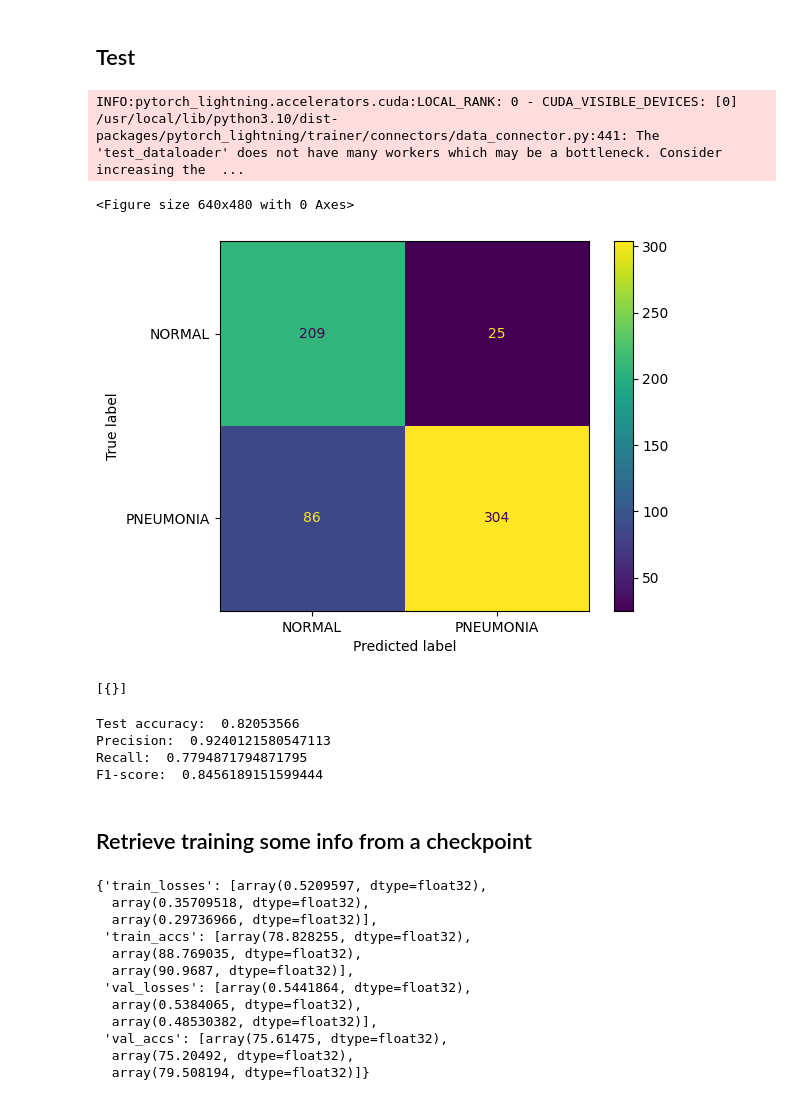
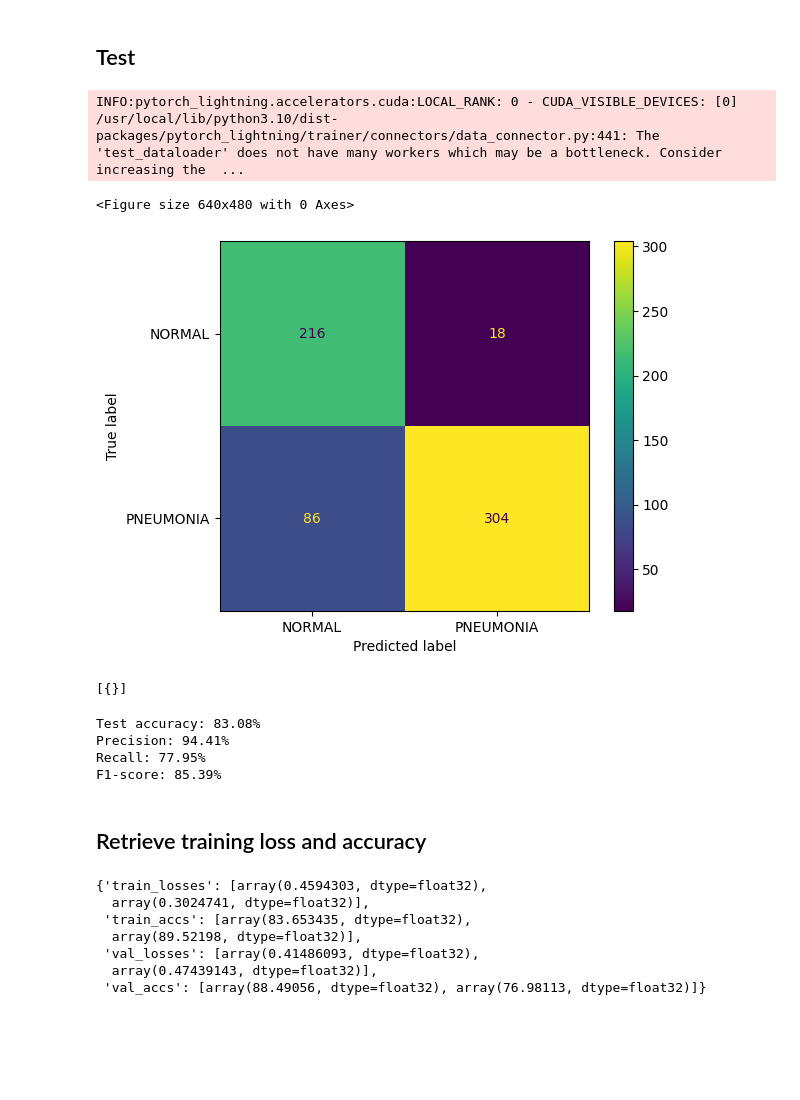
Before and after one commit to Alessandrus00/PneumoniaDetection, a Jupyter notebook: colab/Pneumonia_Lightning.ipynb, the cells around one changed output. Cells and saved outputs as stored; diff of their text form; code cells hidden in the pictures; blank space fills up the shorter version.

```diff
--- a/colab/Pneumonia_Lightning.ipynb
+++ b/colab/Pneumonia_Lightning.ipynb
@@ -74,0 +53,2 @@ model_functions.freeze(model, model.fc)
+# %%
+model, config = model_factory.get_model('xception', model_factory.get_linear_classifer,'classifier')
@@ -76,9 +59,9 @@ model_functions.freeze(model, model.fc)
 ## Set up the Pytorch Lightning modules and callbacks
 # %%
 # dataloader
-pneumonia_data = lightning_data.PneumoniaDataModule(xception_info)
+pneumonia_data = lightning_data.PneumoniaDataModule(config)
 # lightning module
-pneumonia_model = lightning_model.PneumoniaModel(xception_info,model)
+pneumonia_model = lightning_model.PneumoniaModel(config,model)
 
 # callback to print training info
 training_info_callback = train_info.PrintTrainingInfoCallback()
@@ -90,7 +73,7 @@ conf_matrix_callback = confusion_matrix.PlotConfusionMatrixCallback()
 # callback to save the best model found during training
 checkpoint_callback = pl.callbacks.ModelCheckpoint(
     dirpath=checkpoint_path, # checkpoints are saved to GDrive, in case runtime disconnects
-    monitor="val_loss",
+    monitor="val_acc",
     save_top_k=1,
     verbose=True,
     save_last = True, # save last model (to restore in case runtime disconnects)
@@ -101,7 +84,7 @@ callbacks = [training_info_callback,learning_curves_callback,conf_matrix_callbac
 
 # create the trainer
 trainer = pl.Trainer(
-        max_epochs=xception_info['n_epochs'],
+        max_epochs=config['n_epochs'],
         log_every_n_steps=1,
         callbacks = callbacks,
     )
@@ -159,44 +131,43 @@ INFO:pytorch_lightning.utilities.rank_zero:`Trainer.fit` stopped: `max_epochs=4`
 # %%
 # retrieve the best model from checkpoints
 best_model_path = checkpoint_callback.best_model_path
-best_model = lightning_model.PneumoniaModel.load_from_checkpoint(best_model_path, h=xception_info,model=model)
+best_model = lightning_model.PneumoniaModel.load_from_checkpoint(best_model_path, h=config, model=model)
 pneumonia_model = best_model
 
 # test the best model
-trainer.test(pneumonia_model,datamodule=pneumonia_data)
+trainer.test(pneumonia_model, datamodule=pneumonia_data)
 #trainer.test(ckpt_path="best", datamodule=pneumonia_data) # alternatively, to test the best model directly
 # %% [output]
 INFO:pytorch_lightning.accelerators.cuda:LOCAL_RANK: 0 - CUDA_VISIBLE_DEVICES: [0]
 /usr/local/lib/python3.10/dist-packages/pytorch_lightning/trainer/connectors/data_connector.py:441: The 'test_dataloader' does not have many workers which may be a bottleneck. Consider increasing the  ...
 <Figure size 640x480 with 0 Axes>
-[figure, old version]
+[figure, new version]
 [{}]
 # %%
-print("Test accuracy: ", pneumonia_model.test_acc)
-print("Precision: ", pneumonia_model.test_precision)
-print("Recall: ", pneumonia_model.test_recall)
-print("F1-score: ", pneumonia_model.test_f1)
+print(f"Test accuracy: {pneumonia_model.test_acc*100:.2f}%")
+print(f"Precision: {pneumonia_model.test_precision*100:.2f}%")
+print(f"Recall: {pneumonia_model.test_recall*100:.2f}%")
+print(f"F1-score: {pneumonia_model.test_f1*100:.2f}%")
 # %% [output]
-Test accuracy:  0.82053566
-Precision:  0.9240121580547113
-Recall:  0.7794871794871795
-F1-score:  0.8456189151599444
+Test accuracy: 83.08%
+Precision: 94.41%
+Recall: 77.95%
+F1-score: 85.39%
-# %% [markdown]
-## Retrieve training some info from a checkpoint
+# %% [markdown]
+## Retrieve training loss and accuracy
 # %%
 # to retrieve train/val losses and accuracies
-ckpt = torch.load(checkpoint_path+"/last.ckpt")
-ckpt['callbacks']['PlotLearningCurvesCallback'] # for some reason last epoch loss and acc is not saved...
+#ckpt = torch.load(checkpoint_path+"/last.ckpt")
+#ckpt['callbacks']['PlotLearningCurvesCallback']
+
+# to retrieve train/val losses and accuracies
+pneumonia_model.train_outputs
+pneumonia_model.val_outputs
 # %% [output]
-{'train_losses': [array(0.5209597, dtype=float32),
-  array(0.35709518, dtype=float32),
-  array(0.29736966, dtype=float32)],
- 'train_accs': [array(78.828255, dtype=float32),
-  array(88.769035, dtype=float32),
-  array(90.9687, dtype=float32)],
- 'val_losses': [array(0.5441864, dtype=float32),
-  array(0.5384065, dtype=float32),
-  array(0.48530382, dtype=float32)],
- 'val_accs': [array(75.61475, dtype=float32),
-  array(75.20492, dtype=float32),
-  array(79.508194, dtype=float32)]}
+{'train_losses': [array(0.4594303, dtype=float32),
+  array(0.3024741, dtype=float32)],
+ 'train_accs': [array(83.653435, dtype=float32),
+  array(89.52198, dtype=float32)],
+ 'val_losses': [array(0.41486093, dtype=float32),
+  array(0.47439143, dtype=float32)],
+ 'val_accs': [array(88.49056, dtype=float32), array(76.98113, dtype=float32)]}
```
Also changed, not shown: parts of 6 cells of this notebook, 1 other file.
